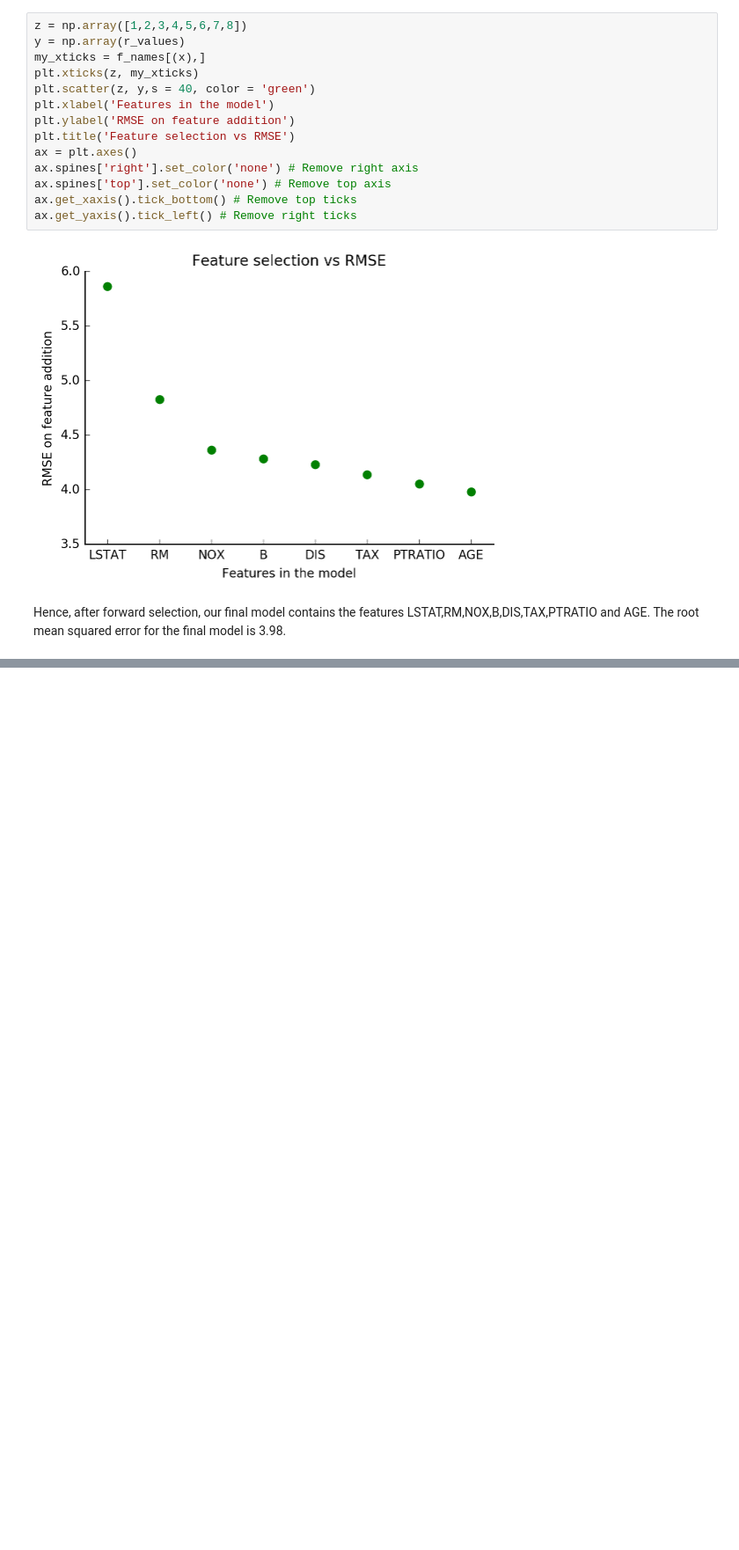
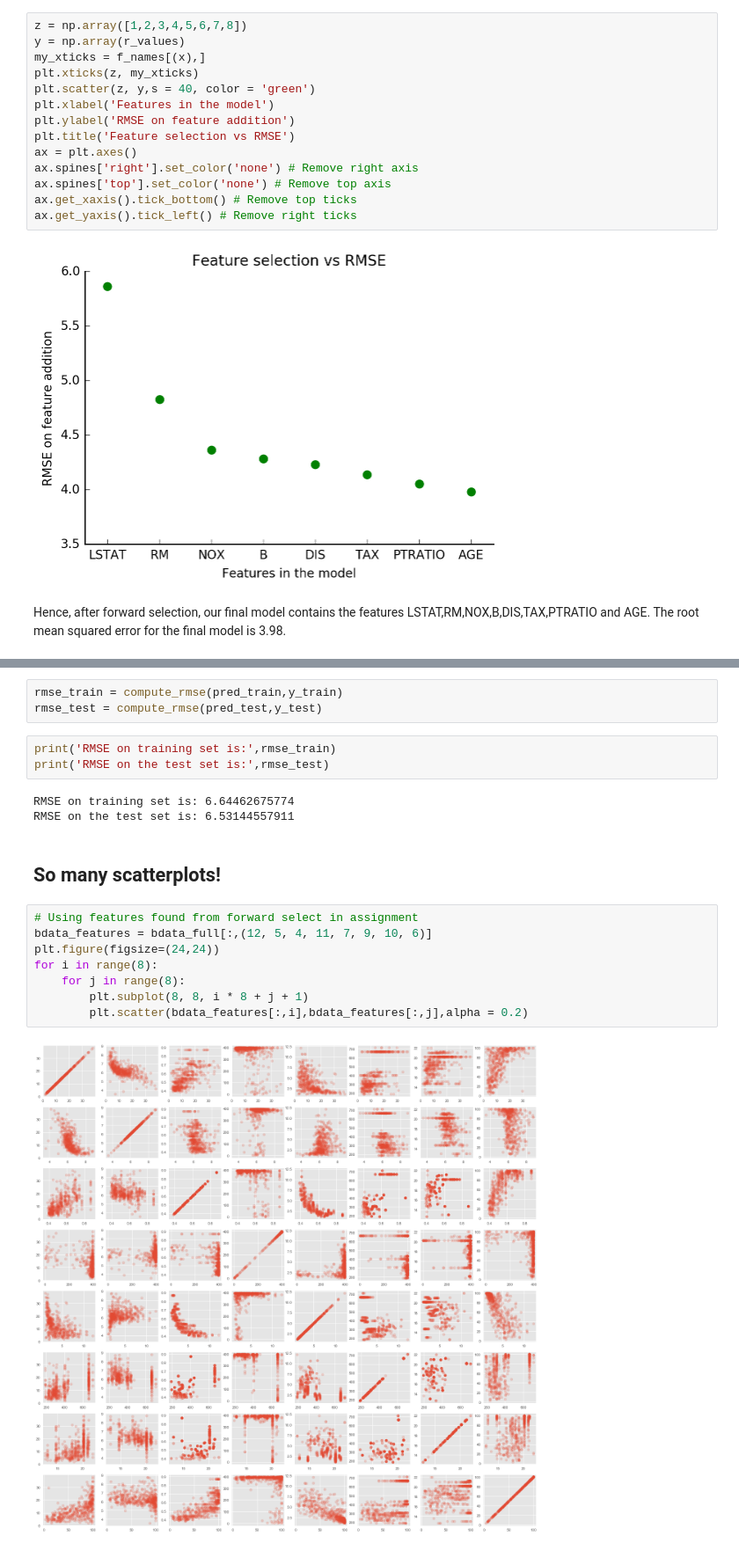
Before and after one commit to shibashish/Boston_Housing, a Jupyter notebook: BostonHousing_NearestNeighbour.ipynb, the cells around one changed output, grey strips where cells are left out. Shown at 88% size. Drawn from its saved outputs; the diff is of its cells as text; blank space fills up the shorter version.

```diff
--- a/BostonHousing_NearestNeighbour.ipynb
+++ b/BostonHousing_NearestNeighbour.ipynb
@@ -552,0 +593,21 @@ The root mean squared error for the final model is 3.98.
+# %%
+rmse_train = compute_rmse(pred_train,y_train)
+rmse_test = compute_rmse(pred_test,y_test)
+# %%
+print('RMSE on training set is:',rmse_train)
+print('RMSE on the test set is:',rmse_test)
+# %% [output]
+RMSE on training set is: 6.64462675774
+RMSE on the test set is: 6.53144557911
+# %% [markdown]
+## So many scatterplots!
+# %%
+# Using features found from forward select in assignment
+bdata_features = bdata_full[:,(12, 5, 4, 11, 7, 9, 10, 6)]
+plt.figure(figsize=(24,24))
+for i in range(8):
+    for j in range(8):
+        plt.subplot(8, 8, i * 8 + j + 1)
+        plt.scatter(bdata_features[:,i],bdata_features[:,j],alpha = 0.2)
+# %% [output]
+[figure, added]
```
Also changed, not shown: parts of 16 cells of this notebook.
